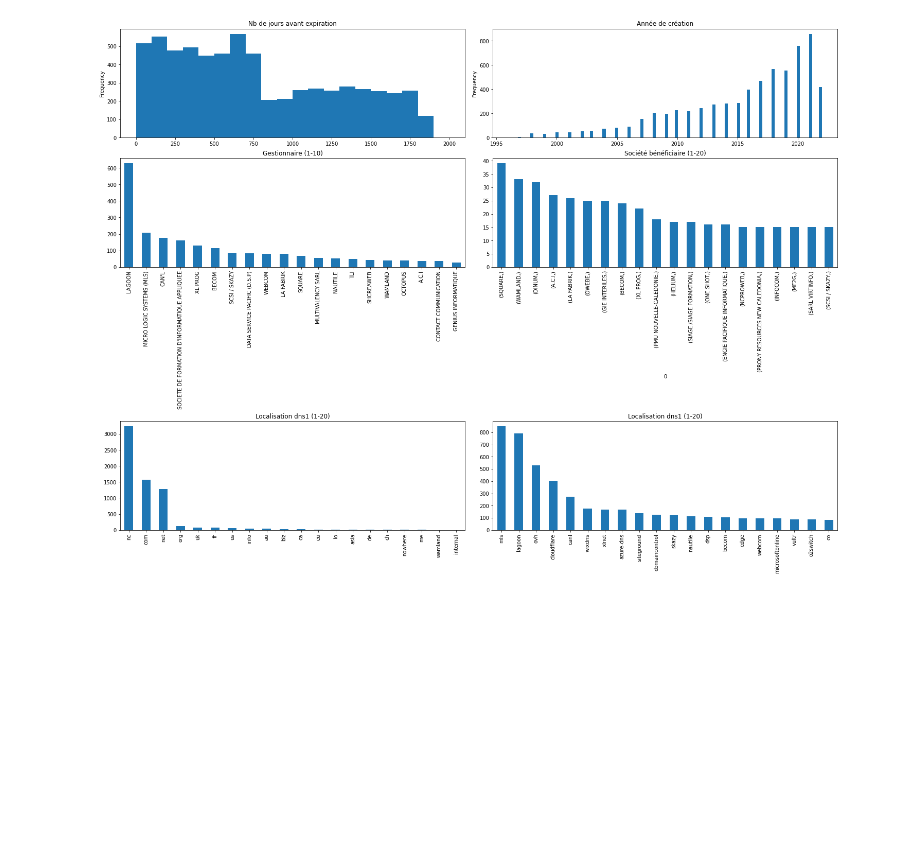
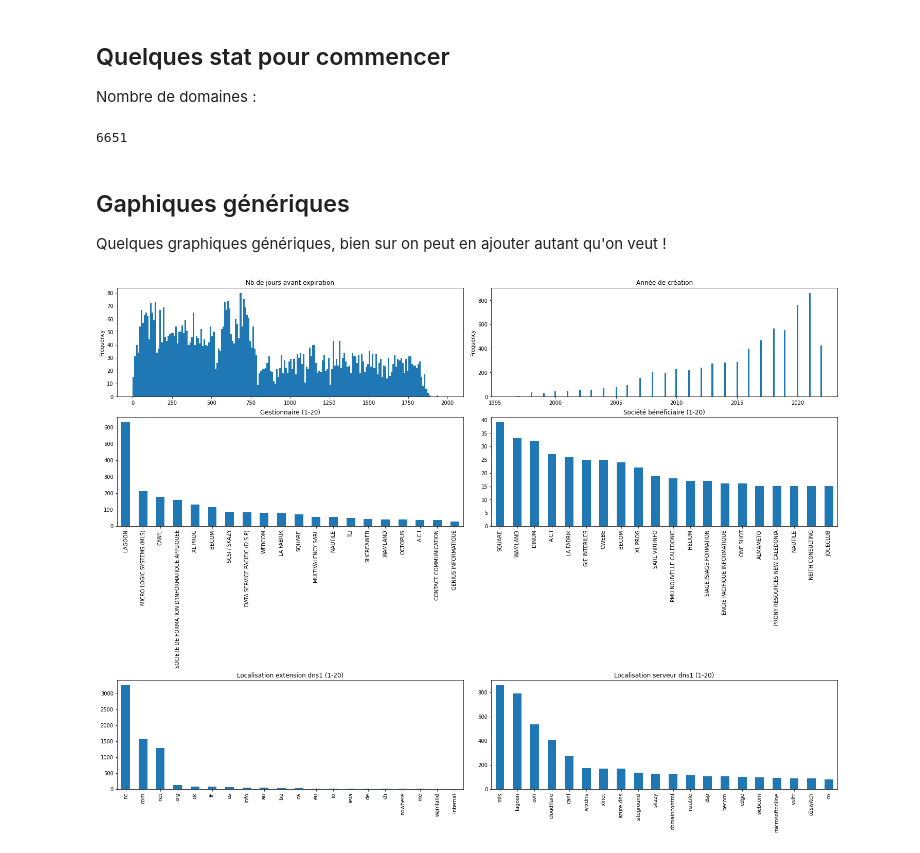
Before and after one commit to opt-nc/domaine-nc-jupyter-notebook, a Jupyter notebook: explore.ipynb, the cells around one changed output. Saved outputs shown, nothing was run; the diff lists cells and outputs as text; code cells hidden in the pictures; blank space fills up the shorter version.

Commit message:
feat: mercury - notebook on web
Ajout de la dépendance mercury
configuration de mercury
Ajout de quelques affichages

```diff
--- a/explore.ipynb
+++ b/explore.ipynb
@@ -0,0 +18,2 @@
+# %%
+detail = 20
@@ -1,7 +33,8 @@
 # %%
 import pandas as pd
 
-domaine = pd.read_csv('domaine-nc.csv')
+input_csv = 'domaine-nc.csv'
+domaine = pd.read_csv(input_csv)
 
 # les dates sont en texte par defaut, on convertit en datetime
 domaine['dateCreation'] = pd.to_datetime(domaine['dateCreation'])
@@ -10,30 +56,42 @@ domaine['dateExpiration'] = pd.to_datetime(domaine['dateExpiration'])
+# %% [markdown]
+## Quelques stat pour commencer ##
+
+Nombre de domaines :
+# %%
+len(domaine)
+# %% [output]
+6651
+# %% [markdown]
+## Gaphiques génériques ##
+
+Quelques graphiques génériques, bien sur on peut en ajouter autant qu'on veut !
 # %%
 import matplotlib.pyplot as plt
 
 fig, ax = plt.subplots(nrows=3, ncols=2, figsize=(20, 15), constrained_layout=True)
 
 # jours avant expiration en histogramme
-domaine.nbDaysBeforeExpires.plot(kind='hist', bins=100, range=(0,2000), title='Nb de jours avant expiration', ax=ax[0,0])
+domaine.nbDaysBeforeExpires.plot(kind='hist', bins=detail*10, range=(0,2000), title='Nb de jours avant expiration', ax=ax[0,0])
 
 # année de création en histogramme
-domaine.dateCreation.dt.year.plot(kind='hist', bins=100, title='Année de création', ax=ax[0,1])
+domaine.dateCreation.dt.year.plot(kind='hist', bins=detail*10, title='Année de création', ax=ax[0,1])
 
 # gestionnaires de domaines par nombre de domaines gérés
 gestionnaire = domaine[domaine.gestionnaire != 'AUCUN'].gestionnaire.value_counts()
-gestionnaire.head(20).plot(kind='bar', title='Gestionnaire (1-10)', ax=ax[1,0])
+gestionnaire.head(detail).plot(kind='bar', title=f'Gestionnaire (1-{detail})', ax=ax[1,0])
 
 # societés bénéficiaires des domaines par nombre de domaines
-benef = domaine.beneficiaire.str.extract(r'Ridet : [0-9]{7}-[0-9]{3} (.*)').value_counts()
-benef.head(20).plot(kind='bar', title='Société bénéficiaire (1-20)', ax=ax[1,1])
+benef = domaine.beneficiaire.str.extract(r'Ridet : [0-9]{7}-[0-9]{3} (.*)', expand=False).value_counts()
+benef.head(detail).plot(kind='bar', title=f'Société bénéficiaire (1-{detail})', ax=ax[1,1])
 
 # extension dns de domaines par nombre de domaines
 dns = domaine.dns1.str.split('.').str[-1].value_counts()
-dns.head(20).plot(kind='bar', title='Localisation dns1 (1-20)', ax=ax[2,0])
+dns.head(detail).plot(kind='bar', title=f'Localisation extension dns1 (1-{detail})', ax=ax[2,0])
 
 # serveur dns de domaines par nombre de domaines
 dns = domaine.dns1.str.split('.').str[-2].value_counts()
-dns.head(20).plot(kind='bar', title='Localisation dns1 (1-20)', ax=ax[2,1])
+dns.head(detail).plot(kind='bar', title=f'Localisation serveur dns1 (1-{detail})', ax=ax[2,1])
 
 plt.show()
 # %% [output]
-[figure, old version]
+[figure, new version]
```
Also changed, not shown: parts of 8 cells of this notebook, 1 other file.
